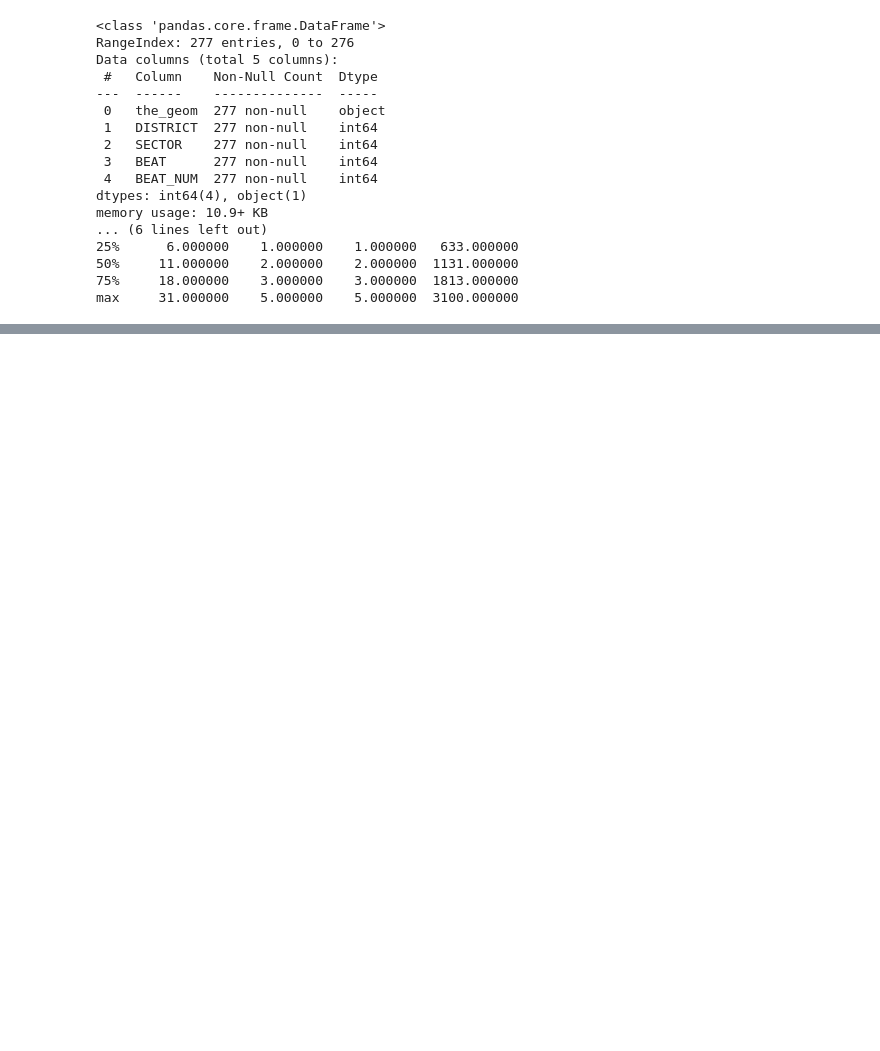
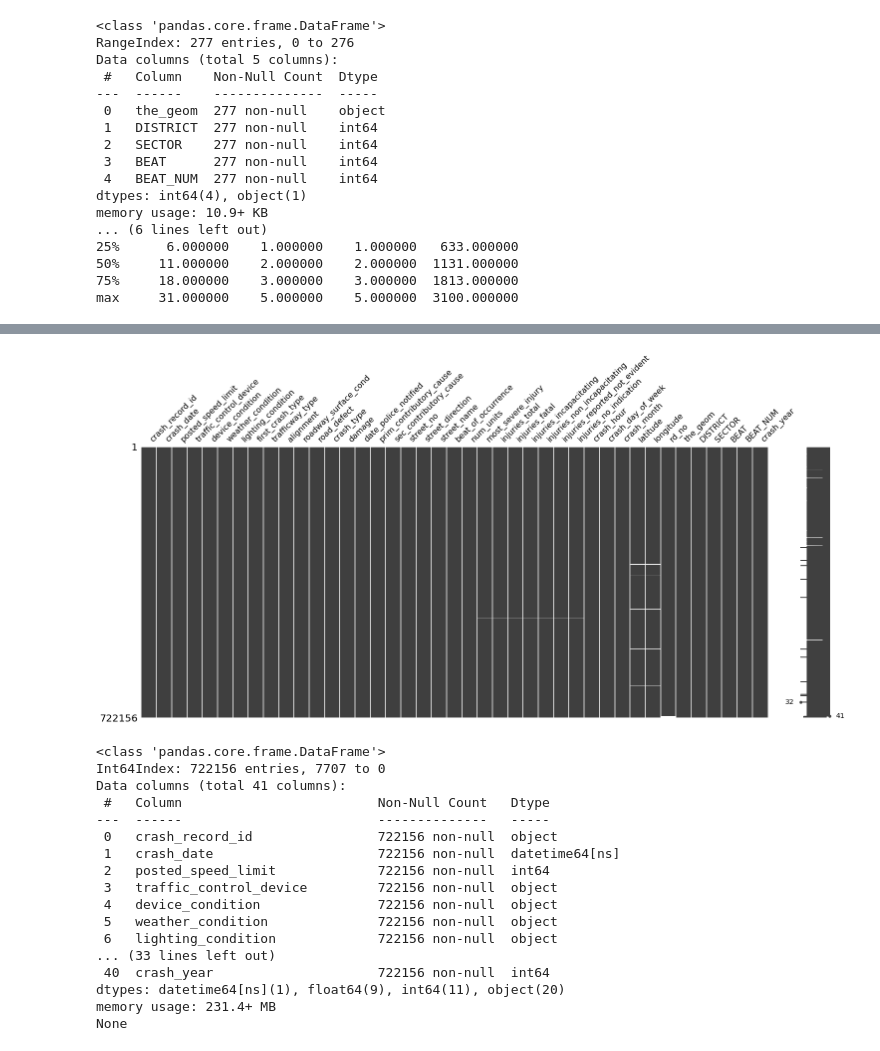
Before and after one commit to jlenehan/Chicago_Dispatch_Classification, a Jupyter notebook: UCDPA_JohnLenehan.ipynb, the cells around one changed output, grey strips where cells are left out. Saved outputs shown, nothing was run; the diff lists cells and outputs as text; code cells hidden in the pictures; blank space fills up the shorter version.

```diff
--- a/UCDPA_JohnLenehan.ipynb
+++ b/UCDPA_JohnLenehan.ipynb
@@ -20,9 +37,9 @@ os.chdir(r'C:\Users\jlenehan\OneDrive - Intel Corporation\Documents\0 - Data Sci
 # %%
 #importing car crash data from chicago data portal
 #url to overview page - https://data.cityofchicago.org/Transportation/Traffic-Crashes-Crashes/85ca-t3if
-collision_json = r'https://data.cityofchicago.org/resource/85ca-t3if.json?$limit=99999999' #json url
+collision_json = r'https://data.cityofchicago.org/resource/85ca-t3if.json?$limit=100000000' #json url
 
-#using chunksize method to read in large datasets
+#using read_json function to read in dataset
 collision_raw = pd.read_json(collision_json) #reading collisions json
 # %%
 print(collision_raw.head())
@@ -106,0 +94,8 @@ print(collisions.head())
+# %%
+#joining collision data to beat data - inner join
+collisions = collision_raw.merge(beat_data, how='inner',
+                                 left_on='beat_of_occurrence',
+                                 right_on='BEAT_NUM'
+                                 )
+
+print(collisions.head())
@@ -162,5 +179,8 @@ crash_date_est_i:
 # %%
 #Converting Incident datetime, Report Datetime to a datetime object
 collisions['crash_date'] = collisions['crash_date'].apply(pd.to_datetime)
+
+#extracting year from datestamp
+collisions['crash_year'] = collisions['crash_date'].dt.year
 # %%
 #Visualising missing data
@@ -177,16 +215,35 @@ print(collisions.info())
 # %%
 #dropping unnecessary columns
-drop_cols = ['location', 'report_type', 'intersection_related_i',
-       'hit_and_run_i', 'photos_taken_i', 'crash_date_est_i', 'beat_of_occurence',
+drop_cols = ['location', 'crash_date_est_i','report_type', 'intersection_related_i',
+       'hit_and_run_i', 'photos_taken_i', 'crash_date_est_i', 'injuries_unknown',
        'private_property_i', 'statements_taken_i', 'dooring_i', 'work_zone_i',
        'work_zone_type', 'workers_present_i','lane_cnt'
             ]
 
 collisions=collisions.drop(columns=drop_cols)
 
 #plotting matrix of missing data
 msno.matrix(collisions)
 plt.show()
 
 #info of sorted data
 print(collisions.info())
+# %% [output]
+[figure, added]
+<class 'pandas.core.frame.DataFrame'>
+Int64Index: 722156 entries, 7707 to 0
+Data columns (total 41 columns):
+ #   Column                         Non-Null Count   Dtype
+---  ------                         --------------   -----
+ 0   crash_record_id                722156 non-null  object
+ 1   crash_date                     722156 non-null  datetime64[ns]
+ 2   posted_speed_limit             722156 non-null  int64
+ 3   traffic_control_device         722156 non-null  object
+ 4   device_condition               722156 non-null  object
+ 5   weather_condition              722156 non-null  object
+ 6   lighting_condition             722156 non-null  object
+... (33 lines left out)
+ 40  crash_year                     722156 non-null  int64
+dtypes: datetime64[ns](1), float64(9), int64(11), object(20)
+memory usage: 231.4+ MB
+None
```
Also changed, not shown: parts of 37 cells of this notebook.
